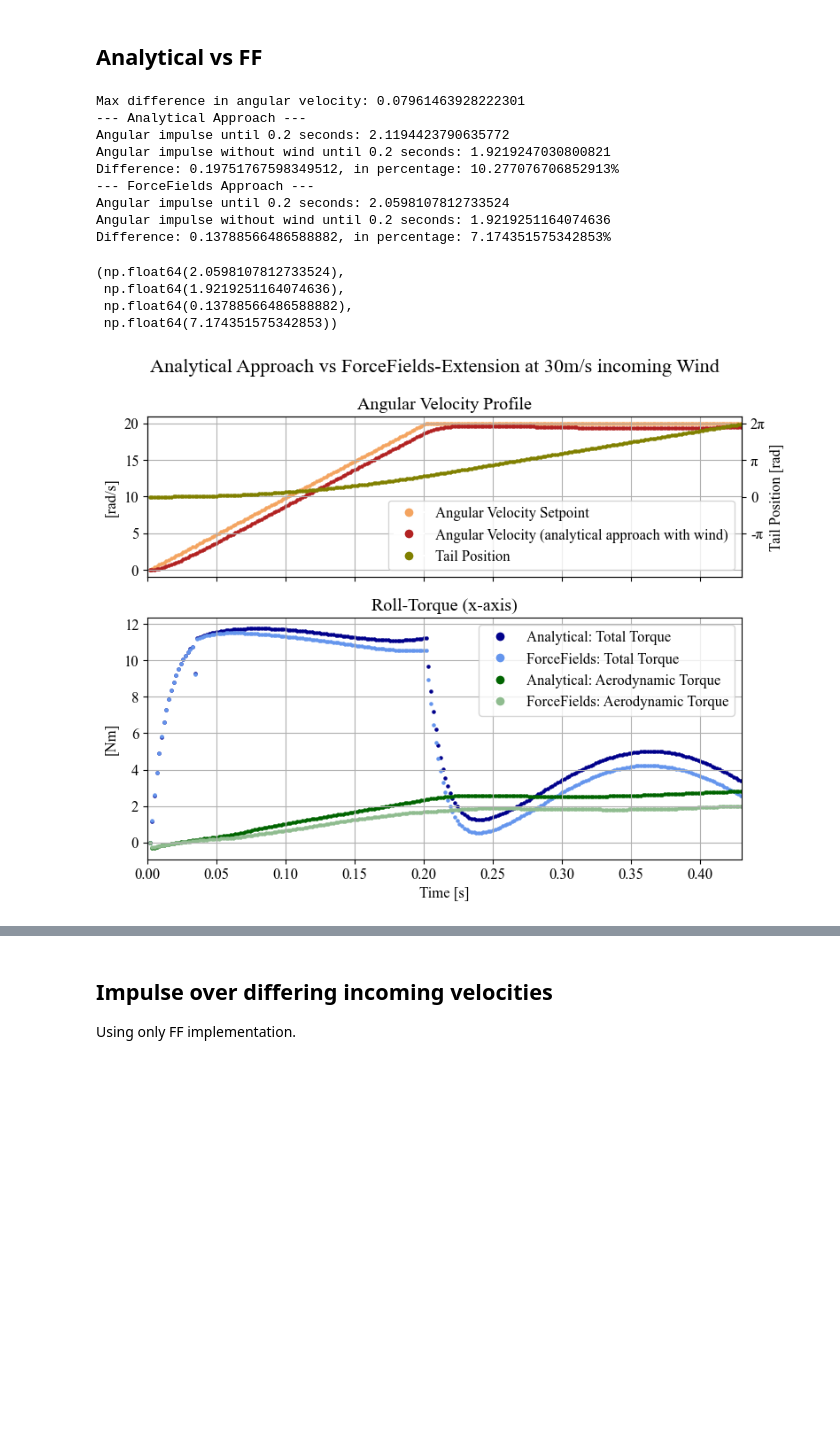
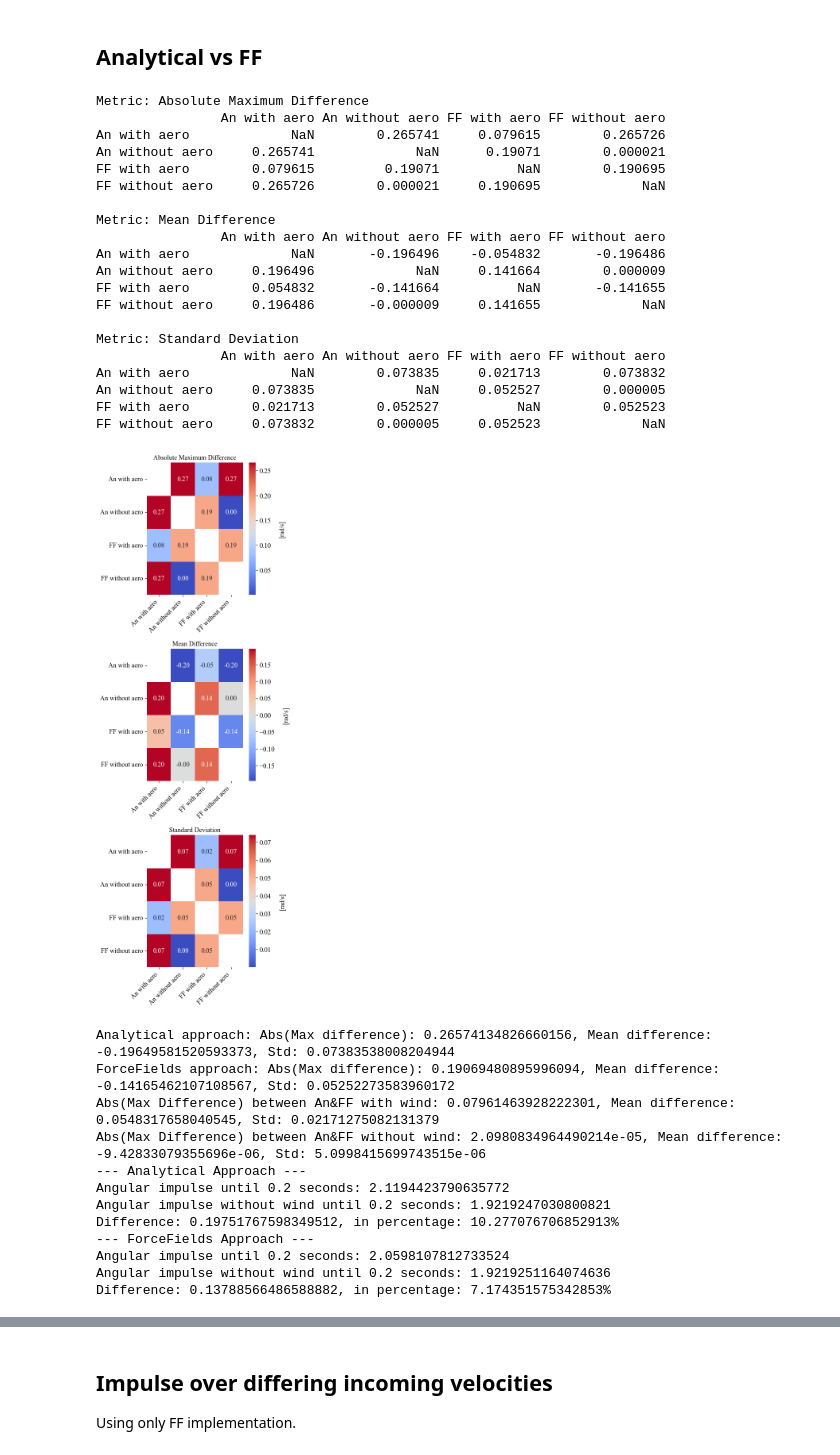
Before and after one commit to Maexerich/IsaacLab, a Jupyter notebook: source/data_visualization_v1.ipynb, the cells around one changed output, grey strips where cells are left out. Drawn from its saved outputs; the diff is of its cells as text; code cells hidden in the pictures; blank space fills up the shorter version.

```diff
--- a/source/data_visualization_v1.ipynb
+++ b/source/data_visualization_v1.ipynb
@@ -403,11 +523,20 @@ ff_no_Wind = pd.read_csv('results/2024_10_06_FF_corner_disabled.csv')
 # ff_no_Wind = pd.read_csv('results/2024_10_06_FF_windsweep30_disabled.csv')
 # ---------------------------------------------------------------------
 
-# For each dataframe drop the first row (time=0)
-# an_w_Wind = an_w_Wind.drop(index=0)
-# an_no_Wind = an_no_Wind.drop(index=0)
-# ff_w_Wind = ff_w_Wind.drop(index=0)
-# ff_no_Wind = ff_no_Wind.drop(index=0)
+# Compute metrics for the angular velocity difference
+angular_velocities = {
+    "An with aero": an_w_Wind["TailDrive_velocity"],
+    "An without aero": an_no_Wind["TailDrive_velocity"],
+    "FF with aero": ff_w_Wind["TailDrive_velocity"],
+    "FF without aero": ff_no_Wind["TailDrive_velocity"]
+}
+metrics = {
+    "Absolute Maximum Difference": lambda x: x.abs().max(),
+    "Mean Difference": lambda x: x.mean(),
+    "Standard Deviation": lambda x: x.std()
+}
+metrics_dict = compute_metrics(angular_velocities, metrics)
+plot_metrics_heatmap(metrics_dict, save_path='results/AngularVelocity_Differences_An_vs_FF.pdf', save_format='pdf')
 
 fig, [ax1, ax2] = plt.subplots(nrows=2, ncols=1, sharex=True, figsize=(12, 10), height_ratios=[1,1.5,])
 # Default font to Times New roman and fontsize to 12
@@ -421,8 +550,18 @@ assert vel_setpoint1.max() < 0.01, f"Velocity setpoints are not the same, max di
 vel_setpoint2 = ff_no_Wind['TailDrive_velocity_setpoint'] - an_no_Wind['TailDrive_velocity_setpoint']
 assert vel_setpoint2.max() < 0.01, "Velocity setpoints are not the same"
 
-with_wind_ang_vel_diff = ff_w_Wind["TailDrive_velocity"] - an_w_Wind["TailDrive_velocity"]
-print(f"Max difference in angular velocity: {with_wind_ang_vel_diff.max()}")
+assert (ff_w_Wind['TailDrive_velocity'] - ff_no_Wind['TailDrive_velocity']).abs().max() < 0.3, "Velocity profiles are not similar enough, adjust threshold or inspect!"
+assert (an_w_Wind['TailDrive_velocity'] - an_no_Wind['TailDrive_velocity']).abs().max() < 0.3, "Velocity profiles are not similar enough, adjust threshold or inspect!"
+
+an_angvel_diff = an_w_Wind['TailDrive_velocity'] - an_no_Wind['TailDrive_velocity']
+ff_angvel_diff = ff_w_Wind['TailDrive_velocity'] - ff_no_Wind['TailDrive_velocity']
+print(f"Analytical approach: Abs(Max difference): {an_angvel_diff.abs().max()}, Mean difference: {an_angvel_diff.mean()}, Std: {an_angvel_diff.std()}")
+print(f"ForceFields approach: Abs(Max difference): {ff_angvel_diff.abs().max()}, Mean difference: {ff_angvel_diff.mean()}, Std: {ff_angvel_diff.std()}")
+
+an_ff_w_Wind_angvel_diff = ff_w_Wind["TailDrive_velocity"] - an_w_Wind["TailDrive_velocity"]
+an_ff_no_Wind_angvel_diff = ff_no_Wind["TailDrive_velocity"] - an_no_Wind["TailDrive_velocity"]
+print(f"Abs(Max Difference) between An&FF with wind: {an_ff_w_Wind_angvel_diff.abs().max()}, Mean difference: {an_ff_w_Wind_angvel_diff.mean()}, Std: {an_ff_w_Wind_angvel_diff.std()}")
+print(f"Abs(Max Difference) between An&FF without wind: {an_ff_no_Wind_angvel_diff.abs().max()}, Mean difference: {an_ff_no_Wind_angvel_diff.mean()}, Std: {an_ff_no_Wind_angvel_diff.std()}")
 
 # Limit x-axis
 ax1.set_xlim(0, 0.43)
@@ -529,44 +668,63 @@ def calculate_angular_impulse(df_wind: pd.DataFrame, df_no_wind: pd.DataFrame, t
     # Apply the index to filter the data
     index_wind = df_wind['time_seconds'] < time_limit
     index_no_wind = df_no_wind['time_seconds'] < time_limit
 
     filtered_time_wind = df_wind['time_seconds'][index_wind]
     filtered_torque_wind = df_wind[torque_column_name][index_wind]
     filtered_time_no_wind = df_no_wind['time_seconds'][index_no_wind]
     filtered_torque_no_wind = df_no_wind[torque_column_name][index_no_wind]
 
     # Calculate the angular impulse using the trapezoidal rule
     angular_impulse = np.trapezoid(filtered_torque_wind, x=filtered_time_wind)
     angular_impulse_without_wind = np.trapezoid(filtered_torque_no_wind, x=filtered_time_no_wind)
 
     # Calculate the difference and percentage difference
     difference = angular_impulse - angular_impulse_without_wind
     percentage_difference = 100 * difference / angular_impulse_without_wind
 
     # Print the results
     print(f"Angular impulse until {time_limit} seconds: {angular_impulse}")
     print(f"Angular impulse without wind until {time_limit} seconds: {angular_impulse_without_wind}")
     print(f"Difference: {difference}, in percentage: {percentage_difference}%")
 
     return angular_impulse, angular_impulse_without_wind, difference, percentage_difference
 
 ### Calculate Angular Impulse
 print(f"--- Analytical Approach ---")
 calculate_angular_impulse(an_w_Wind, an_no_Wind, 'Body_Root_FixedJoint_torque_x', time_limit=0.2)
 print(f"--- ForceFields Approach ---")
 calculate_angular_impulse(ff_w_Wind, ff_no_Wind, 'TrackDrive_torque_x', time_limit=0.2)
 # %% [output]
-Max difference in angular velocity: 0.07961463928222301
---- Analytical Approach ---
-Angular impulse until 0.2 seconds: 2.1194423790635772
-Angular impulse without wind until 0.2 seconds: 1.9219247030800821
-Difference: 0.19751767598349512, in percentage: 10.277076706852913%
---- ForceFields Approach ---
-Angular impulse until 0.2 seconds: 2.0598107812733524
-Angular impulse without wind until 0.2 seconds: 1.9219251164074636
-Difference: 0.13788566486588882, in percentage: 7.174351575342853%
+Metric: Absolute Maximum Difference
+                An with aero An without aero FF with aero FF without aero
+An with aero             NaN        0.265741     0.079615        0.265726
+An without aero     0.265741             NaN      0.19071        0.000021
+FF with aero        0.079615         0.19071          NaN        0.190695
+FF without aero     0.265726        0.000021     0.190695             NaN
+
+Metric: Mean Difference
+                An with aero An without aero FF with aero FF without aero
+An with aero             NaN       -0.196496    -0.054832       -0.196486
+An without aero     0.196496             NaN     0.141664        0.000009
+FF with aero        0.054832       -0.141664          NaN       -0.141655
+FF without aero     0.196486       -0.000009     0.141655             NaN
+
+Metric: Standard Deviation
+                An with aero An without aero FF with aero FF without aero
+An with aero             NaN        0.073835     0.021713        0.073832
+An without aero     0.073835             NaN     0.052527        0.000005
+FF with aero        0.021713        0.052527          NaN        0.052523
+FF without aero     0.073832        0.000005     0.052523             NaN
+[figure, new version]
-(np.float64(2.0598107812733524),
- np.float64(1.9219251164074636),
- np.float64(0.13788566486588882),
- np.float64(7.174351575342853))
+Analytical approach: Abs(Max difference): 0.26574134826660156, Mean difference: -0.19649581520593373, Std: 0.07383538008204944
+ForceFields approach: Abs(Max difference): 0.19069480895996094, Mean difference: -0.14165462107108567, Std: 0.05252273583960172
+Abs(Max Difference) between An&FF with wind: 0.07961463928222301, Mean difference: 0.0548317658040545, Std: 0.02171275082131379
+Abs(Max Difference) between An&FF without wind: 2.0980834964490214e-05, Mean difference: -9.42833079355696e-06, Std: 5.0998415699743515e-06
+--- Analytical Approach ---
+Angular impulse until 0.2 seconds: 2.1194423790635772
+Angular impulse without wind until 0.2 seconds: 1.9219247030800821
+Difference: 0.19751767598349512, in percentage: 10.277076706852913%
+--- ForceFields Approach ---
+Angular impulse until 0.2 seconds: 2.0598107812733524
+Angular impulse without wind until 0.2 seconds: 1.9219251164074636
+Difference: 0.13788566486588882, in percentage: 7.174351575342853%
-[figure, old version]
```
Also changed, not shown: parts of 6 cells of this notebook, 11 other files.
